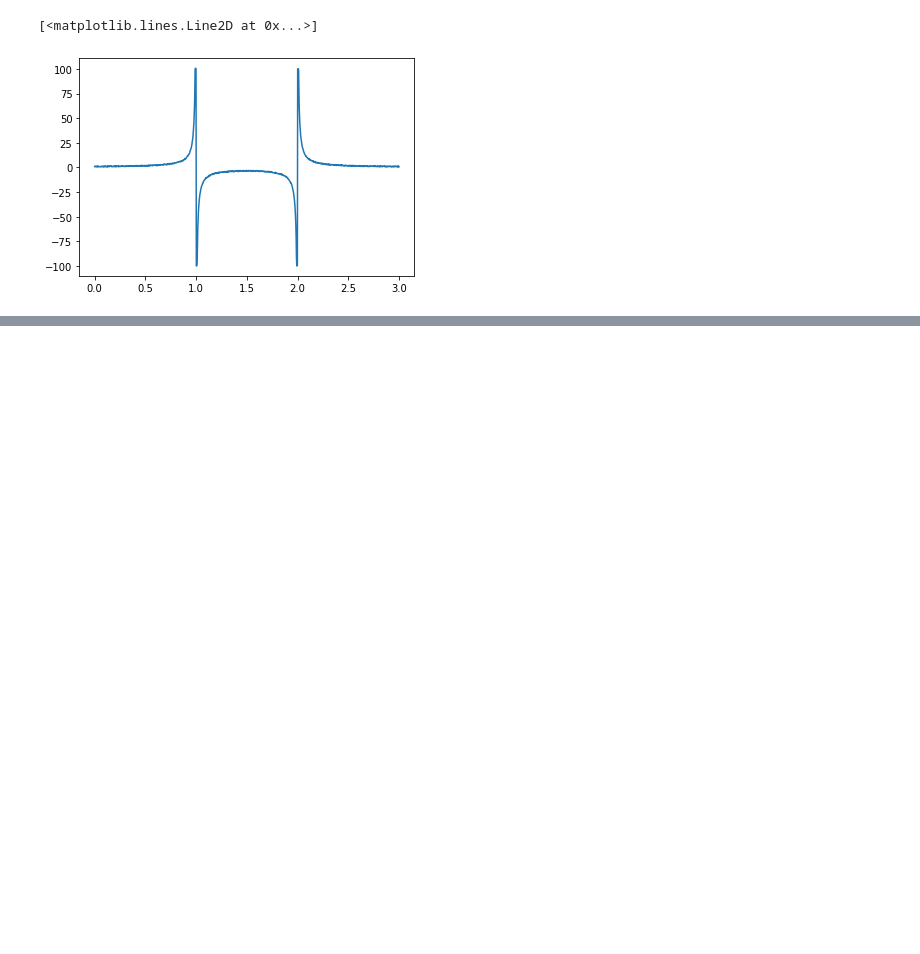
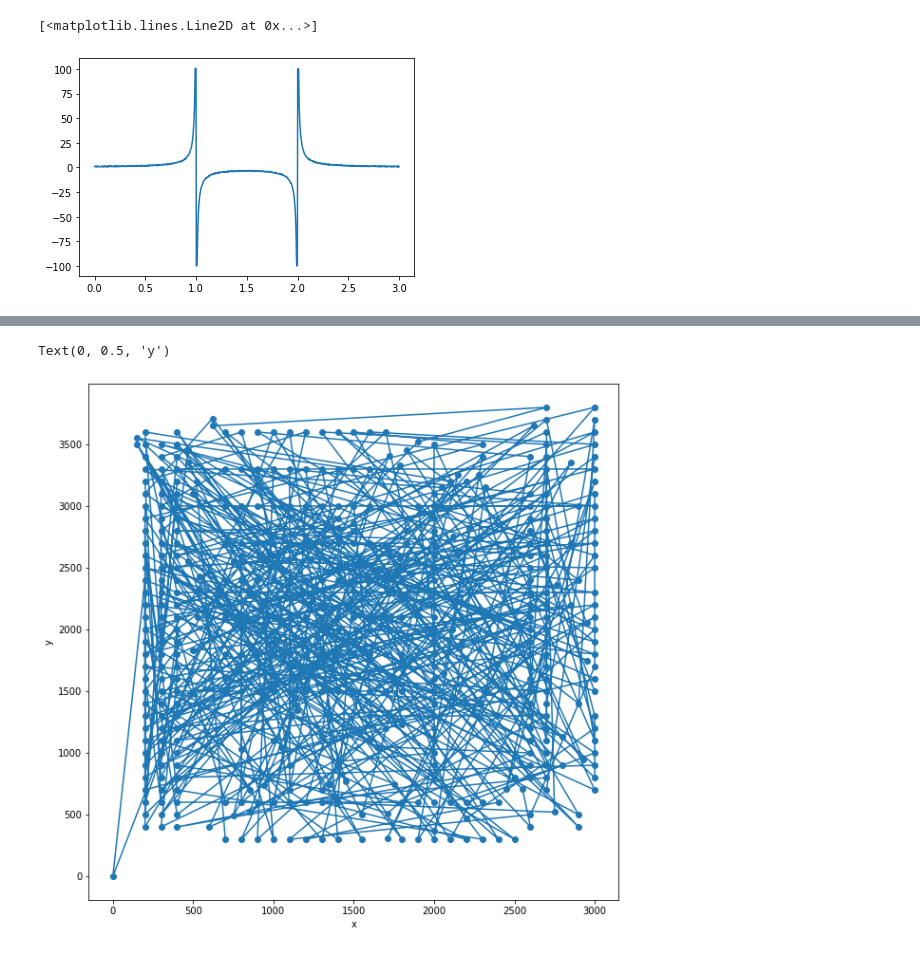
Before and after one commit to morkovka1337/algorithms_itmo, a Jupyter notebook: task4.ipynb, the cells around one changed output, grey strips where cells are left out. Drawn from its saved outputs; the diff is of its cells as text; code cells hidden in the pictures; blank space fills up the shorter version.

```diff
--- a/task4.ipynb
+++ b/task4.ipynb
@@ -68,0 +107,15 @@ Differential evolution: solution [-1.00255423  1.00302914 -2.00086813  1.0008842
+# %%
+def rand_start():
+    random_guess = np.arange(0, data.shape[0])
+    np.random.seed(42)
+    np.random.shuffle(random_guess)
+    return random_guess
+initial_guess = rand_start()
+plt.figure(figsize=(10, 10))
+plt.scatter(data[:, 0][initial_guess], data[:, 1][initial_guess], )
+plt.plot(data[:, 0][initial_guess], data[:, 1][initial_guess], )
+plt.xlabel('x')
+plt.ylabel('y')
+# %% [output]
+Text(0, 0.5, 'y')
+[figure, added]
```
Also changed, not shown: parts of 5 cells of this notebook, 1 other file.
